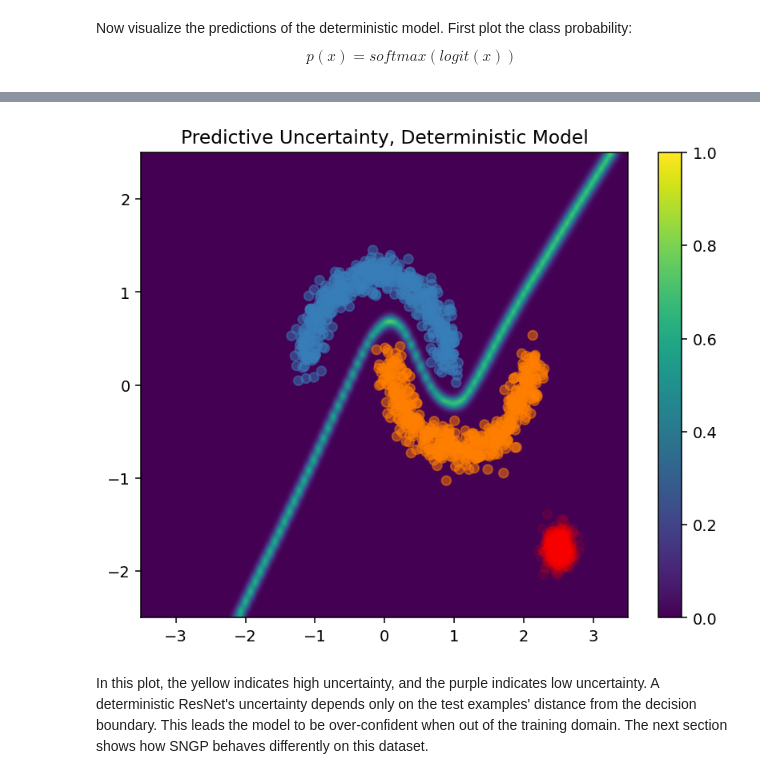
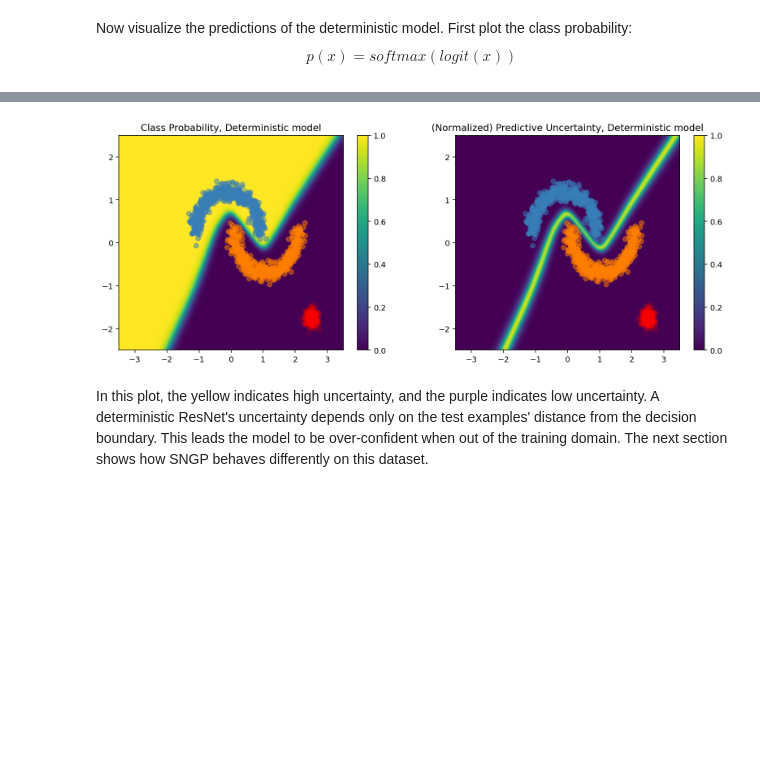
Before and after one commit to adityagoel4512/Spectral-normalized-Neural-Gaussian-Process-PyTorch, a Jupyter notebook: sngp.ipynb, the cells around one changed output, grey strips where cells are left out. Cells and saved outputs as stored; diff of their text form; code cells hidden in the pictures; blank space fills up the shorter version.

```diff
--- a/sngp.ipynb
+++ b/sngp.ipynb
@@ -278,14 +261,29 @@ resnet_uncertainty = resnet_probs * (1 - resnet_probs)
-# %%
-_, ax = plt.subplots(figsize=(7, 5.5))
-
-pcm = plot_uncertainty_surface(resnet_uncertainty, ax=ax)
-
-plt.colorbar(pcm, ax=ax)
-plt.title("Predictive Uncertainty, Deterministic Model")
-
-plt.show()
-# %% [output]
-[figure, removed]
+# %%
+def plot_predictions(pred_probs, model_name=""):
+  """Plot normalized class probabilities and predictive uncertainties."""
+  # Compute predictive uncertainty.
+  uncertainty = pred_probs * (1. - pred_probs)
+
+  # Initialize the plot axes.
+  fig, axs = plt.subplots(1, 2, figsize=(14, 5))
+
+  # Plots the class probability.
+  pcm_0 = plot_uncertainty_surface(pred_probs, ax=axs[0])
+  # Plots the predictive uncertainty.
+  pcm_1 = plot_uncertainty_surface(uncertainty, ax=axs[1])
+
+  # Adds color bars and titles.
+  fig.colorbar(pcm_0, ax=axs[0])
+  fig.colorbar(pcm_1, ax=axs[1])
+
+  axs[0].set_title(f"Class Probability, {model_name}")
+  axs[1].set_title(f"(Normalized) Predictive Uncertainty, {model_name}")
+
+  plt.show()
+# %%
+plot_predictions(resnet_probs, 'Deterministic model')
+# %% [output]
+[figure, added]
 # %% [markdown]
 In this plot, the yellow indicates high uncertainty, and the purple indicates low uncertainty. A deterministic ResNet's uncertainty depends only on the test examples' distance from the decision boundary. This leads the model to be over-confident when out of the training domain. The next section shows how SNGP behaves differently on this dataset.
 # %% [markdown]
```
Also changed, not shown: parts of 22 cells of this notebook.
